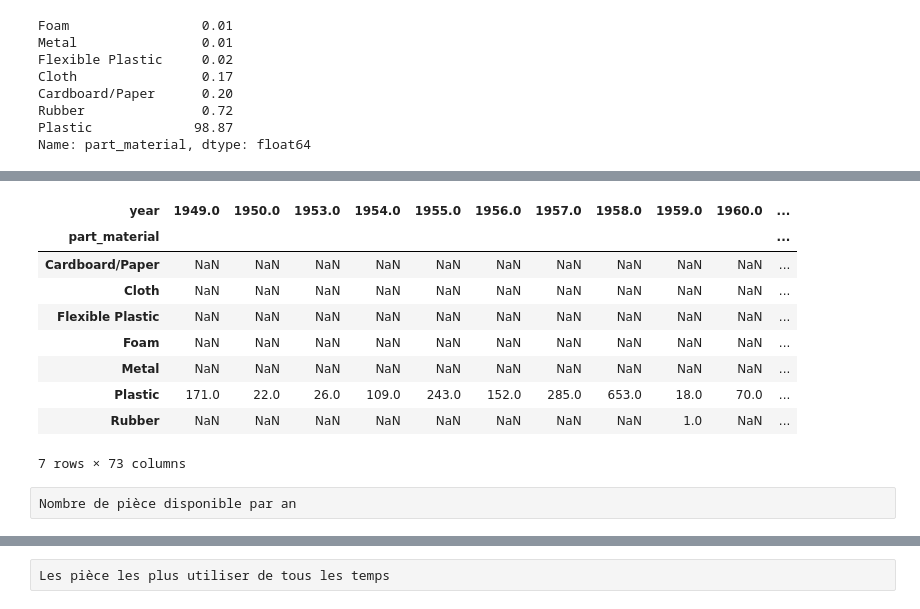
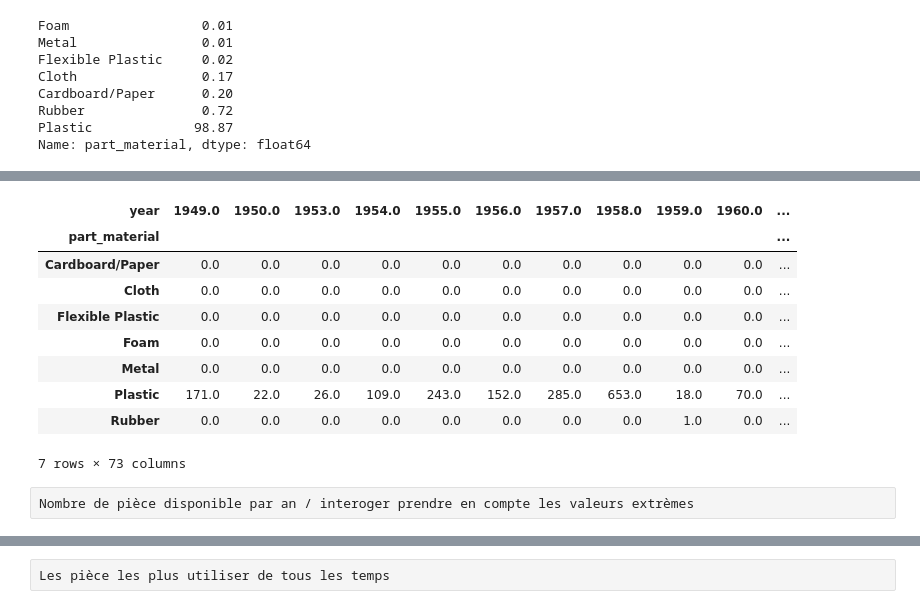
Before and after one commit to Blanchard-Floriane/Projet_final_LEGO_World, a Jupyter notebook: Analyses/paul_analyses_pièces.ipynb, the cells around one changed output, grey strips where cells are left out. Saved outputs shown, nothing was run; the diff lists cells and outputs as text; code cells hidden in the pictures.

```diff
--- a/Analyses/paul_analyses_pièces.ipynb
+++ b/Analyses/paul_analyses_pièces.ipynb
@@ -44,16 +43,16 @@ Name: part_material, dtype: float64
 # %%
-display(df_parts.groupby("part_material")["year"].value_counts(ascending=True).unstack())
+display(df_parts.groupby("part_material")["year"].value_counts(ascending=True).unstack().fillna(0))
 # %% [output]
 | year | 1949.0 | 1950.0 | 1953.0 | 1954.0 | 1955.0 | 1956.0 | 1957.0 | 1958.0 | 1959.0 | 1960.0 | ... |
 | part_material |  |  |  |  |  |  |  |  |  |  | ... |
-| Cardboard/Paper | NaN | NaN | NaN | NaN | NaN | NaN | NaN | NaN | NaN | NaN | ... |
-| Cloth | NaN | NaN | NaN | NaN | NaN | NaN | NaN | NaN | NaN | NaN | ... |
-| Flexible Plastic | NaN | NaN | NaN | NaN | NaN | NaN | NaN | NaN | NaN | NaN | ... |
-| Foam | NaN | NaN | NaN | NaN | NaN | NaN | NaN | NaN | NaN | NaN | ... |
-| Metal | NaN | NaN | NaN | NaN | NaN | NaN | NaN | NaN | NaN | NaN | ... |
+| Cardboard/Paper | 0.0 | 0.0 | 0.0 | 0.0 | 0.0 | 0.0 | 0.0 | 0.0 | 0.0 | 0.0 | ... |
+| Cloth | 0.0 | 0.0 | 0.0 | 0.0 | 0.0 | 0.0 | 0.0 | 0.0 | 0.0 | 0.0 | ... |
+| Flexible Plastic | 0.0 | 0.0 | 0.0 | 0.0 | 0.0 | 0.0 | 0.0 | 0.0 | 0.0 | 0.0 | ... |
+| Foam | 0.0 | 0.0 | 0.0 | 0.0 | 0.0 | 0.0 | 0.0 | 0.0 | 0.0 | 0.0 | ... |
+| Metal | 0.0 | 0.0 | 0.0 | 0.0 | 0.0 | 0.0 | 0.0 | 0.0 | 0.0 | 0.0 | ... |
 | Plastic | 171.0 | 22.0 | 26.0 | 109.0 | 243.0 | 152.0 | 285.0 | 653.0 | 18.0 | 70.0 | ... |
-| Rubber | NaN | NaN | NaN | NaN | NaN | NaN | NaN | NaN | 1.0 | NaN | ... |
+| Rubber | 0.0 | 0.0 | 0.0 | 0.0 | 0.0 | 0.0 | 0.0 | 0.0 | 1.0 | 0.0 | ... |
 7 rows × 73 columns
 # %% [raw]
-Nombre de pièce disponible par an
+Nombre de pièce disponible par an / interoger prendre en compte les valeurs extrèmes
 # %%
```
Also changed, not shown: parts of 18 cells of this notebook, 8 other files.
